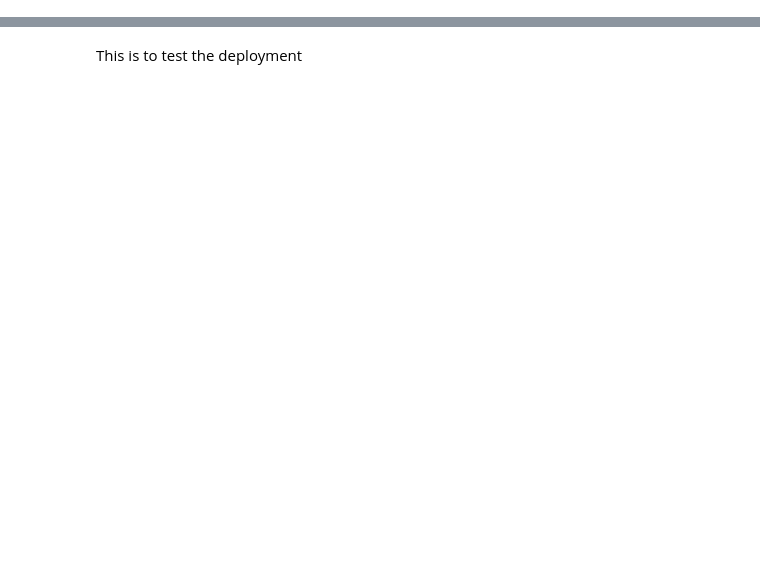
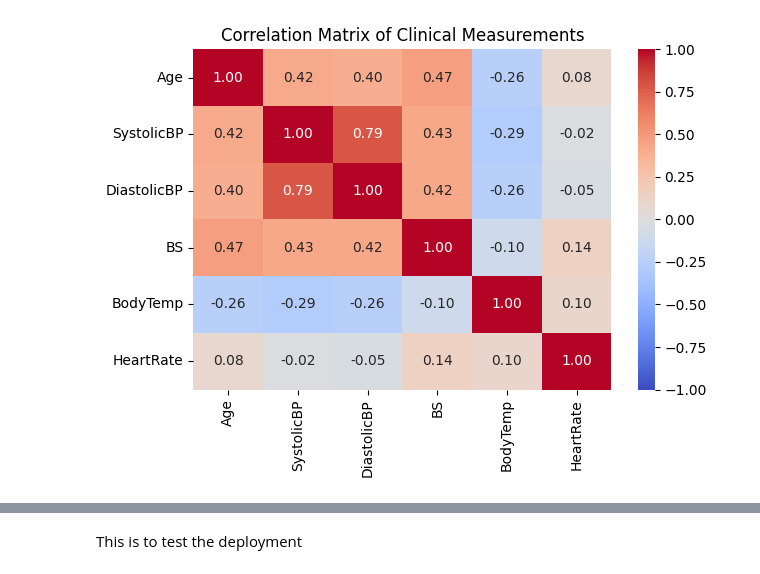
Before and after one commit to dwakel/anc-model, a Jupyter notebook: ANC.ipynb, the cells around one changed output, grey strips where cells are left out. Cells and saved outputs as stored; diff of their text form; code cells hidden in the pictures; blank space fills up the shorter version.

Commit message:
added Correlation Matrix line 88

```diff
--- a/ANC.ipynb
+++ b/ANC.ipynb
@@ -303,2 +472,29 @@ plt.show()
+# %%
+import pandas as pd
+import seaborn as sns
+import matplotlib.pyplot as plt
+
+# Load the data
+data = pd.read_csv("Maternal Health Risk Data Set.csv")
+
+# Create DataFrame
+df = pd.DataFrame(data)
+
+# Select only the clinical measurements (exclude RiskLevel)
+clinical_vars = ['Age', 'SystolicBP', 'DiastolicBP', 'BS', 'BodyTemp', 'HeartRate']
+df_clinical = df[clinical_vars]
+
+# Compute correlation matrix
+correlation_matrix = df_clinical.corr()
+
+#print(correlation_matrix)
+
+# Visualization
+sns.heatmap(correlation_matrix, annot=True, cmap='coolwarm', fmt=".2f", vmin=-1, vmax=1)
+plt.title('Correlation Matrix of Clinical Measurements')
+plt.tight_layout()  # Prevent label cutoff
+plt.show()
+# %% [output]
+[figure, added]
 # %%
 !pip install pydotplus
```
Also changed, not shown: parts of 30 cells of this notebook, 3 other files.
